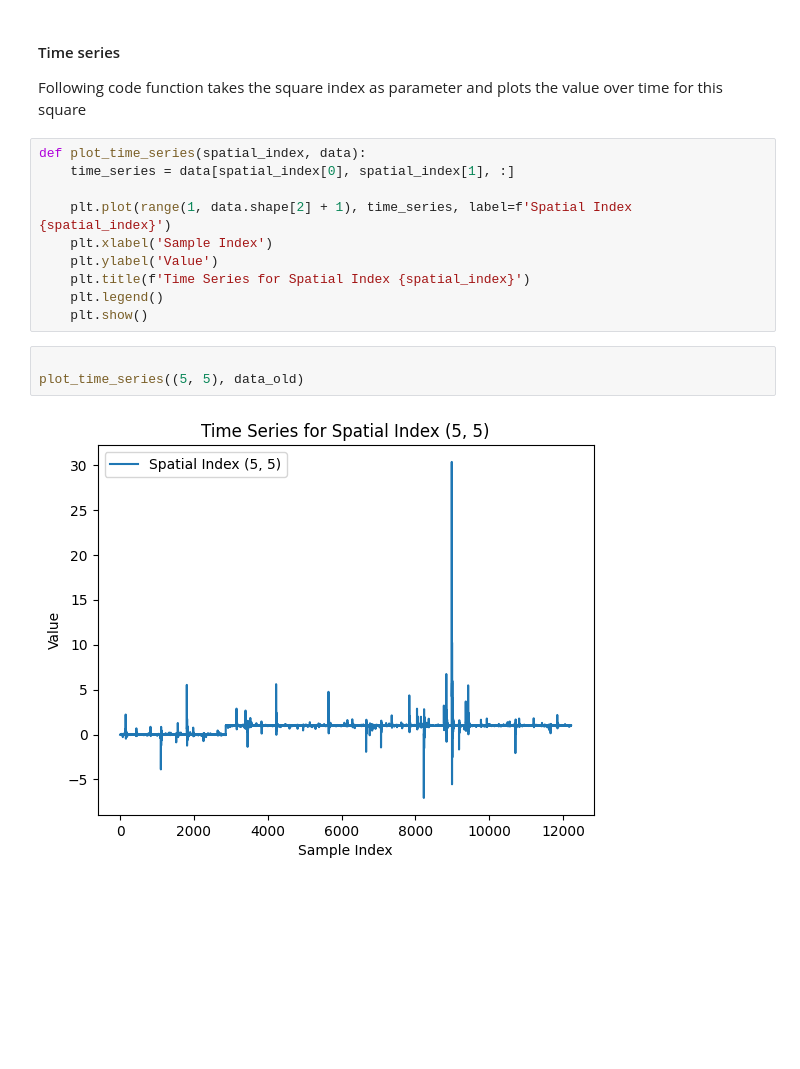
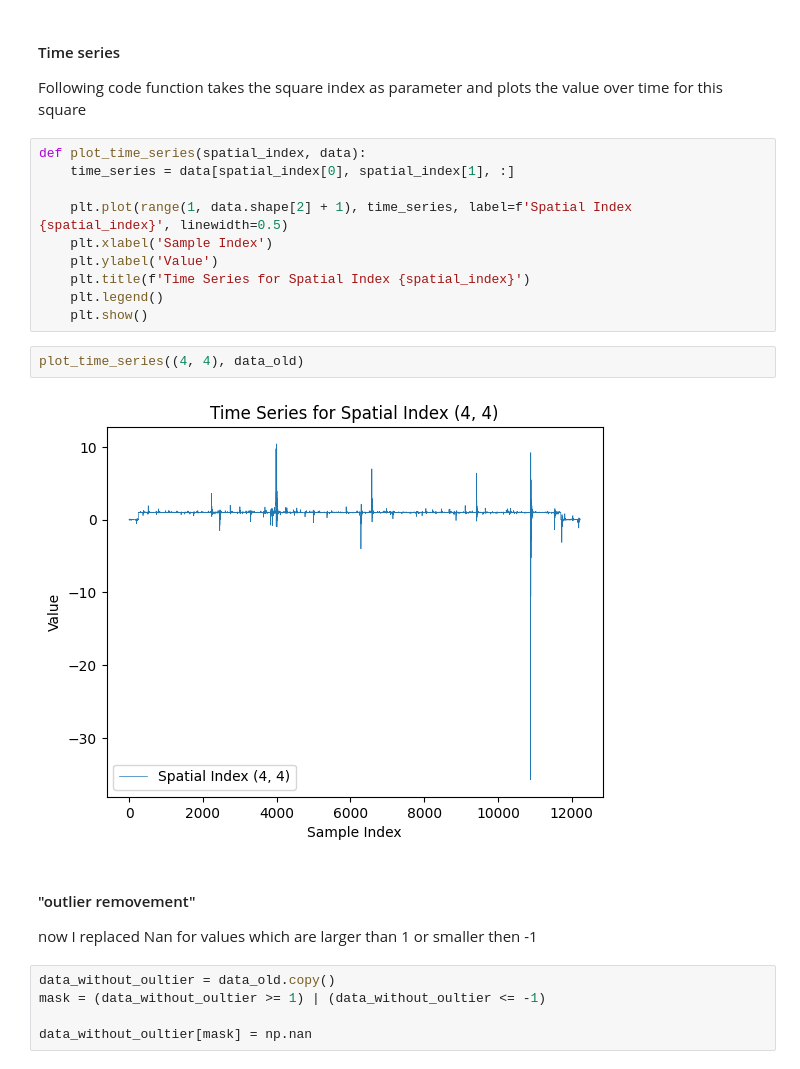
Before and after one commit to juergenstumpf01/KDDM2, a Jupyter notebook: data_checkout.ipynb, the cells around one changed output. Cells and saved outputs as stored; diff of their text form; blank space fills up the shorter version.

```diff
--- a/data_checkout.ipynb
+++ b/data_checkout.ipynb
@@ -70,14 +70,21 @@ Following code function takes the square index as parameter and plots the value
 def plot_time_series(spatial_index, data):
     time_series = data[spatial_index[0], spatial_index[1], :]
 
-    plt.plot(range(1, data.shape[2] + 1), time_series, label=f'Spatial Index {spatial_index}')
+    plt.plot(range(1, data.shape[2] + 1), time_series, label=f'Spatial Index {spatial_index}', linewidth=0.5)
     plt.xlabel('Sample Index')
     plt.ylabel('Value')
     plt.title(f'Time Series for Spatial Index {spatial_index}')
     plt.legend()
     plt.show()
-# %%
-
-plot_time_series((5, 5), data_old)
-# %% [output]
-[figure, removed]
+# %%
+plot_time_series((4, 4), data_old)
+# %% [output]
+[figure, added]
+# %% [markdown]
+#### "outlier removement"
+now I replaced Nan for values which are larger than 1 or smaller then -1
+# %%
+data_without_oultier = data_old.copy()
+mask = (data_without_oultier >= 1) | (data_without_oultier <= -1)
+
+data_without_oultier[mask] = np.nan
```
Also changed, not shown: parts of 5 cells of this notebook.
